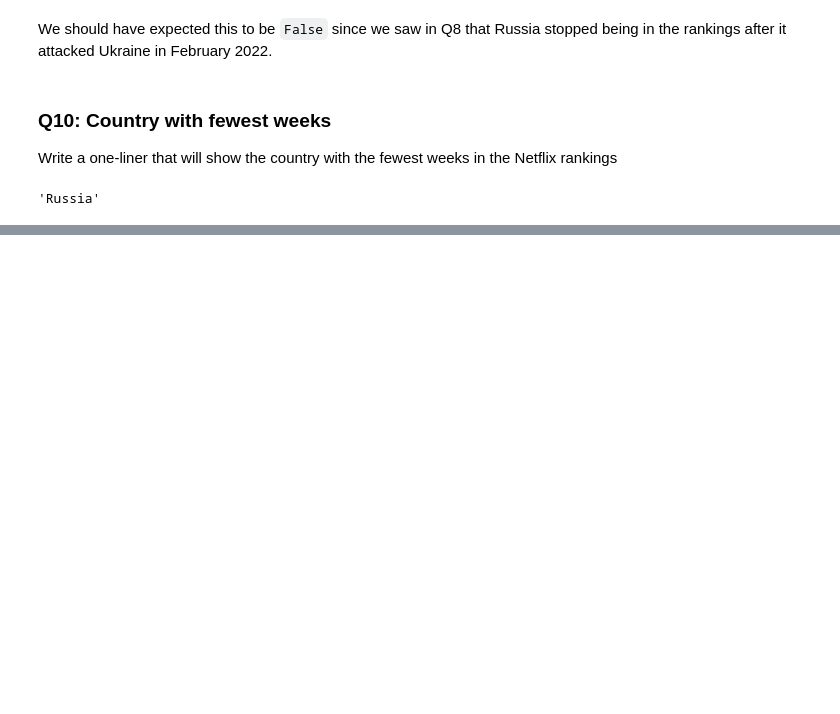
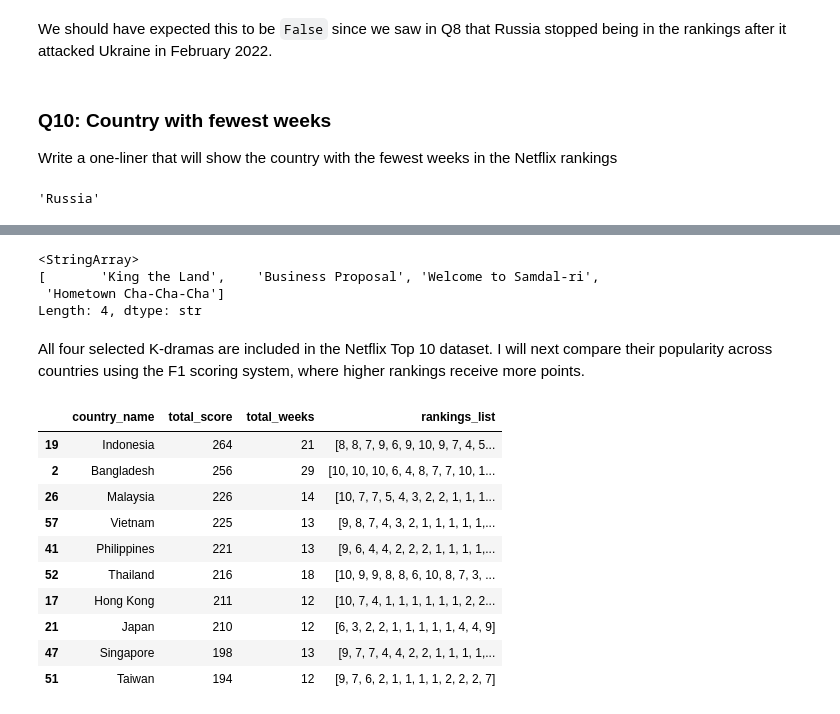
Before and after one commit to lejunannali324/cs315week8tue, a Jupyter notebook: week8-tue-worksheet.ipynb, the cells around one changed output, grey strips where cells are left out. Cells and saved outputs as stored; diff of their text form; code cells hidden in the pictures; blank space fills up the shorter version.

```diff
--- a/week8-tue-worksheet.ipynb
+++ b/week8-tue-worksheet.ipynb
@@ -118,0 +178,33 @@ df.groupby("country_name")["week"].nunique().idxmin()
+# %%
+dramas = ["Business Proposal", "King the Land", "Hometown Cha-Cha-Cha", "Welcome to Samdal-ri"]
+
+df[df["show_title"].isin(dramas)]["show_title"].unique()
+# %% [output]
+<StringArray>
+[       'King the Land',    'Business Proposal', 'Welcome to Samdal-ri',
+ 'Hometown Cha-Cha-Cha']
+Length: 4, dtype: str
+# %% [markdown]
+All four selected K-dramas are included in the Netflix Top 10 dataset. I will next compare their popularity across countries using the F1 scoring system, where higher rankings receive more points.
+# %%
+business = df[df["show_title"] == "Business Proposal"]
+
+business_messy_table = business.groupby("country_name").agg(
+    total_score=("score", "sum"),
+    total_weeks=("week", "nunique"),
+    rankings_list=("weekly_rank", list)
+)
+business_clean_table = business_messy_table.reset_index().sort_values("total_score", ascending=False)
+business_clean_table.head(10)
+# %% [output]
+|  | country_name | total_score | total_weeks | rankings_list |
+| 19 | Indonesia | 264 | 21 | [8, 8, 7, 9, 6, 9, 10, 9, 7, 4, 5... |
+| 2 | Bangladesh | 256 | 29 | [10, 10, 10, 6, 4, 8, 7, 7, 10, 1... |
+| 26 | Malaysia | 226 | 14 | [10, 7, 7, 5, 4, 3, 2, 2, 1, 1, 1... |
+| 57 | Vietnam | 225 | 13 | [9, 8, 7, 4, 3, 2, 1, 1, 1, 1, 1,... |
+| 41 | Philippines | 221 | 13 | [9, 6, 4, 4, 2, 2, 2, 1, 1, 1, 1,... |
+| 52 | Thailand | 216 | 18 | [10, 9, 9, 8, 8, 6, 10, 8, 7, 3, ... |
+| 17 | Hong Kong | 211 | 12 | [10, 7, 4, 1, 1, 1, 1, 1, 1, 2, 2... |
+| 21 | Japan | 210 | 12 | [6, 3, 2, 2, 1, 1, 1, 1, 1, 4, 4, 9] |
+| 47 | Singapore | 198 | 13 | [9, 7, 7, 4, 4, 2, 2, 1, 1, 1, 1,... |
+| 51 | Taiwan | 194 | 12 | [9, 7, 6, 2, 1, 1, 1, 1, 2, 2, 2, 7] |
```
Also changed, not shown: parts of 24 cells of this notebook, 4 other files.
